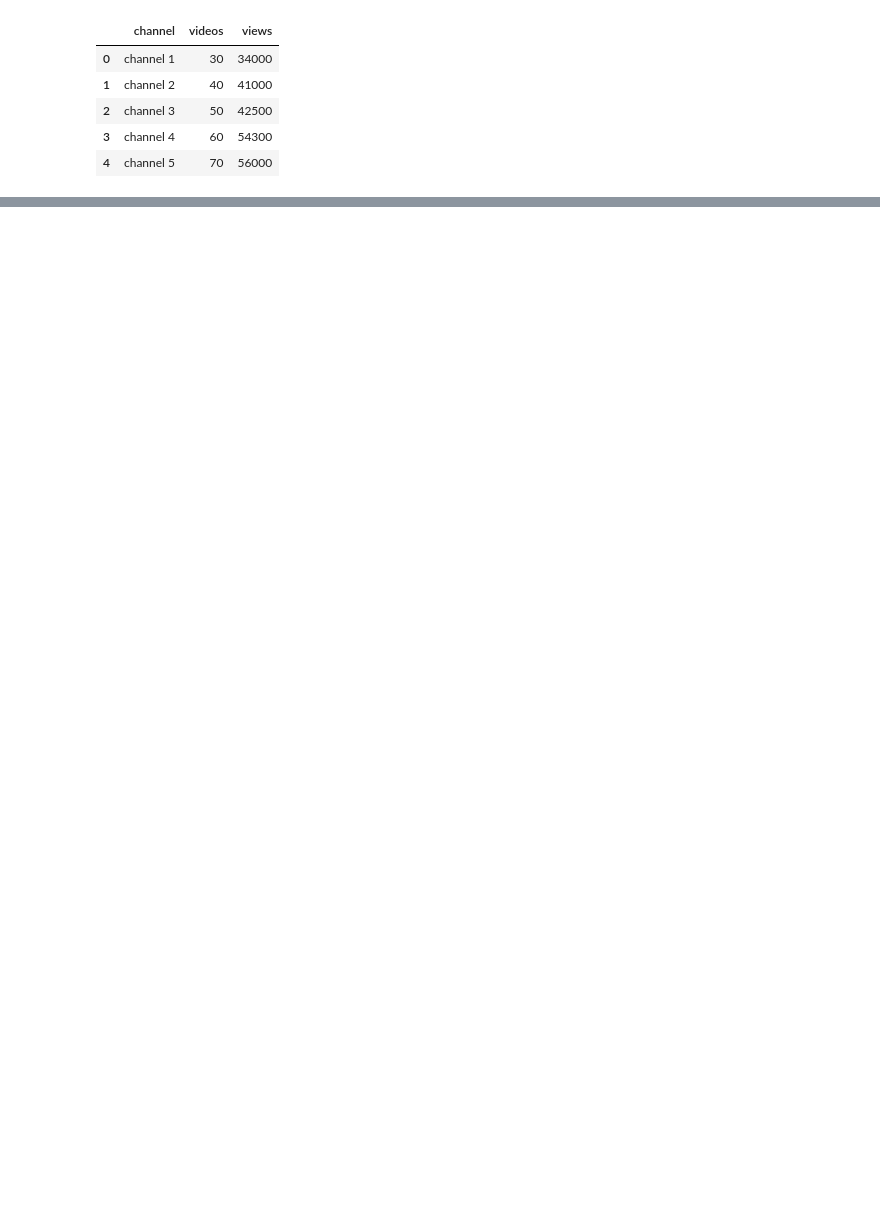
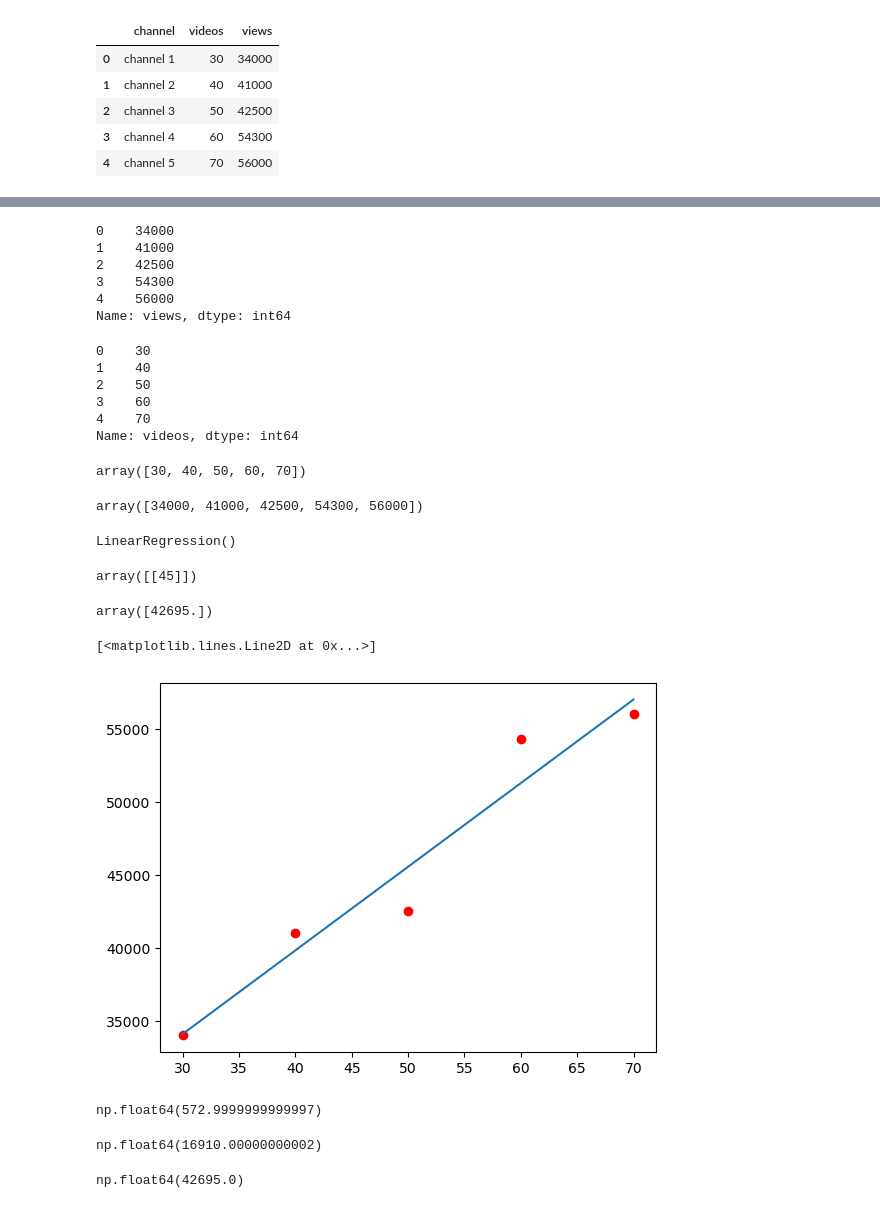
Before and after one commit to Yasithb/Model_Training-Learning, a Jupyter notebook: Linear_Regression/Single Variable.ipynb, the cells around one changed output, grey strips where cells are left out. Saved outputs shown, nothing was run; the diff lists cells and outputs as text; code cells hidden in the pictures; blank space fills up the shorter version.

```diff
--- a/Linear_Regression/Single Variable.ipynb
+++ b/Linear_Regression/Single Variable.ipynb
@@ -20,0 +33,35 @@ data
+# %%
+data.views
+# %% [output]
+0    34000
+1    41000
+2    42500
+3    54300
+4    56000
+Name: views, dtype: int64
+# %%
+data.videos
+# %% [output]
+0    30
+1    40
+2    50
+3    60
+4    70
+Name: videos, dtype: int64
+# %%
+x = np.array(data.videos.values)
+# %%
+x
+# %% [output]
+array([30, 40, 50, 60, 70])
+# %%
+y = np.array(data.views.values)
+# %%
+y
+# %% [output]
+array([34000, 41000, 42500, 54300, 56000])
+# %%
+model = LinearRegression()
+model.fit(x.reshape((-1,1)),y)
+# %% [output]
+LinearRegression()
@@ -20,0 +70,29 @@ data
+# %%
+new_x
+# %% [output]
+array([[45]])
+# %%
+pred = model.predict(new_x)
+pred
+# %% [output]
+array([42695.])
+# %%
+plt.scatter(data.videos,data.views,color = 'red')
+m,c = np.polyfit(x,y,1)
+plt.plot(x,m*x+c)
+# %% [output]
+[<matplotlib.lines.Line2D at 0x...>]
+[figure, added]
+# %%
+m
+# %% [output]
+np.float64(572.9999999999997)
+# %%
+c
+# %% [output]
+np.float64(16910.00000000002)
+# %%
+y_new = m*45 + c
+y_new
+# %% [output]
+np.float64(42695.0)
```
Also changed, not shown: parts of 3 cells of this notebook.
